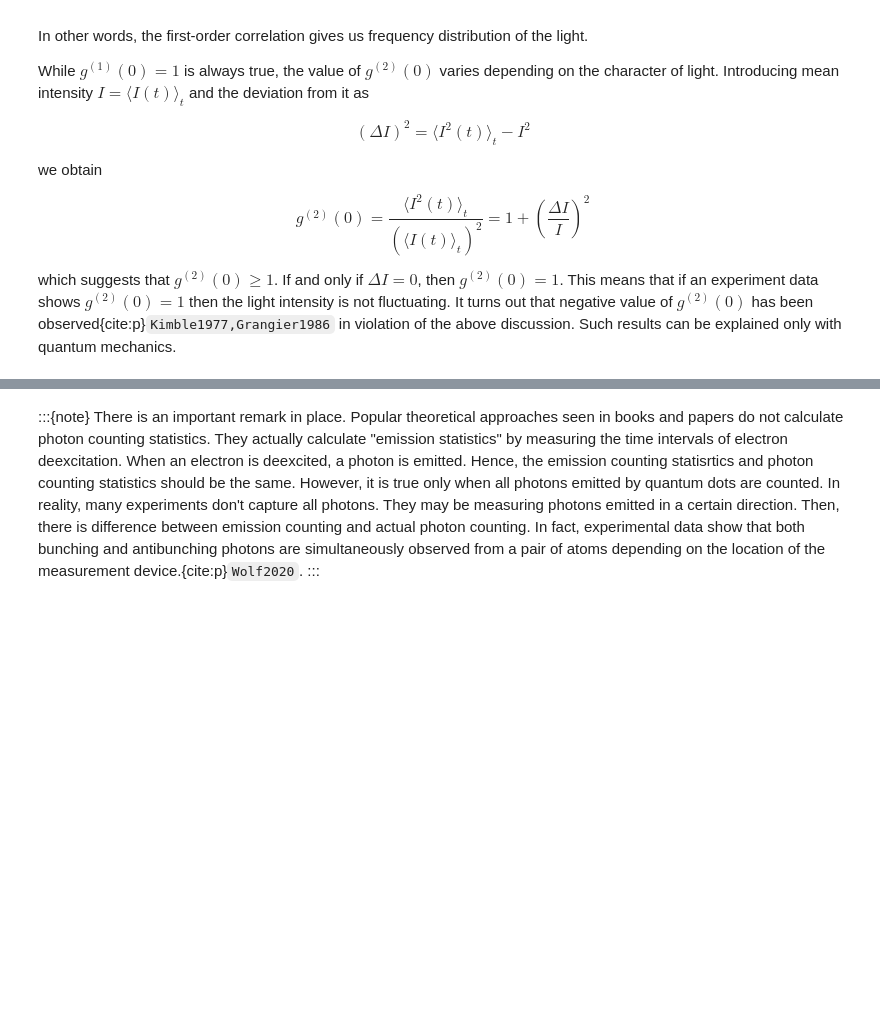
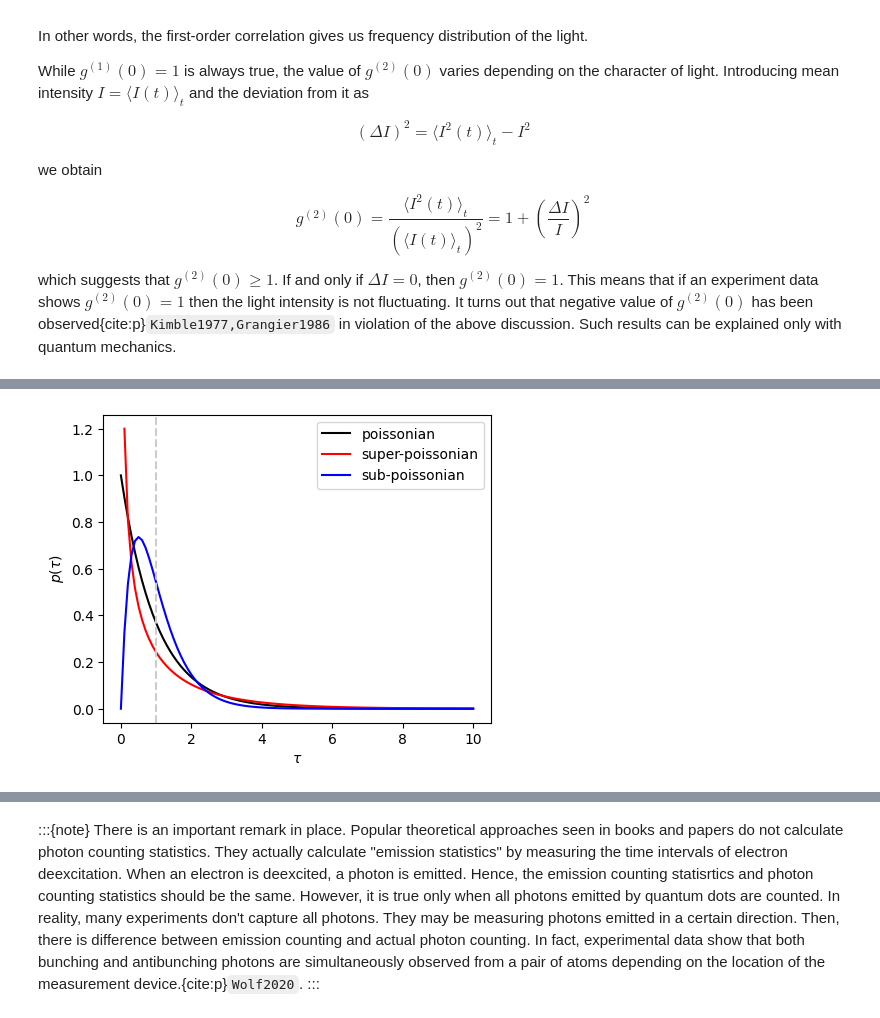
Before and after one commit to ryoichikawai/q-optics, a Jupyter notebook: detection/counting.ipynb, the cells around one changed output, grey strips where cells are left out. Drawn from its saved outputs; the diff is of its cells as text; code cells hidden in the pictures; blank space fills up the shorter version.

```diff
--- a/detection/counting.ipynb
+++ b/detection/counting.ipynb
@@ -70,0 +93,44 @@ To determine the type of distribution, various temporal correlation functions ar
+# %%
+import numpy as np
+import matplotlib.pyplot as plt
+
+# all three distributions have the same mean value
+mean=1
+
+# poisson distribution k=1
+def dist_poisson(tau):
+    lam = 1/mean
+    return lam * np.exp(-lam*tau)
+
+# subpoisson distribution k=2
+def dist_subpoisson(tau):
+    lam = 2/mean
+    return lam**2 * tau * np.exp(-lam*tau)
+
+# superpoisson distribution k=1/2
+def dist_superpoisson(tau):
+    lam = 0.5/mean
+    tau[0]=1  # avoid divide by zero error
+    dist = lam**0.5 / tau**0.5 * np.exp(-lam*tau)/np.sqrt(np.pi)
+    dist[0]=np.inf  # infinity at tau=0
+    tau[0]=0  # reset tau[0]
+    return dist
+
+tau = np.linspace(0,10,101)
+
+
+poisson = dist_poisson(tau)
+subpoisson = dist_subpoisson(tau)
+superpoisson = dist_superpoisson(tau)
+
+plt.figure(figsize=(5,4))
+plt.plot(tau,poisson,'k',label="poissonian")
+plt.plot(tau,superpoisson,'r',label="super-poissonian")
+plt.plot(tau,subpoisson,'b',label="sub-poissonian")
+plt.legend(loc=1)
+plt.xlabel(r"$\tau$")
+plt.ylabel(r"$p(\tau)$")
+plt.axvline(x = 1, color = '0.8', linestyle = '--')
+plt.show()
+# %% [output]
+[figure, added]
```
Also changed, not shown: parts of 3 cells of this notebook, 1 other file.
